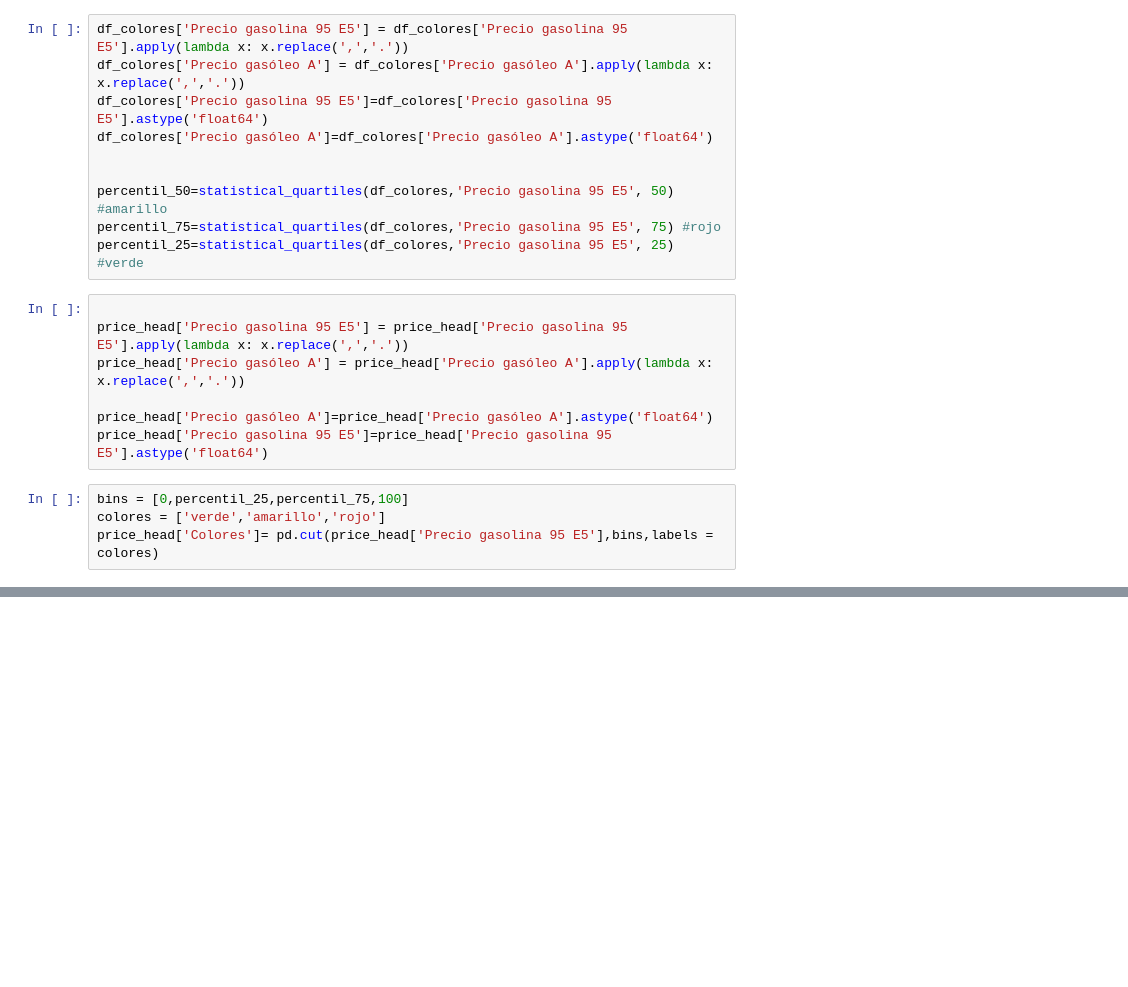
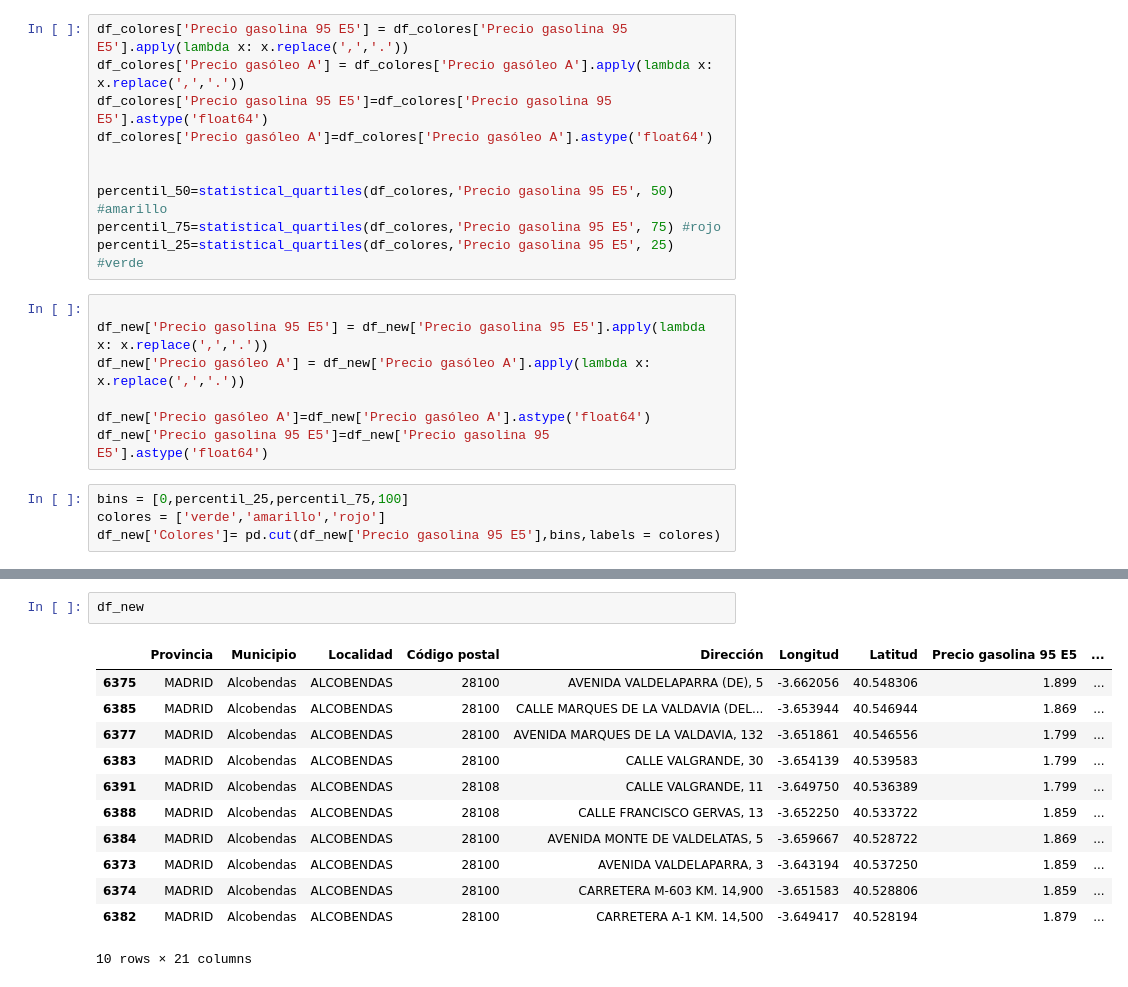
Before and after one commit to abarrasa/Final-Project, a Jupyter notebook: Visualización definitiva.ipynb, the cells around one changed output, grey strips where cells are left out. Saved outputs shown, nothing was run; the diff lists cells and outputs as text; blank space fills up the shorter version.

```diff
--- a/Visualización definitiva.ipynb
+++ b/Visualización definitiva.ipynb
@@ -172,13 +163,13 @@ percentil_75=statistical_quartiles(df_colores,'Precio gasolina 95 E5', 75) #rojo
 percentil_25=statistical_quartiles(df_colores,'Precio gasolina 95 E5', 25) #verde
 # %%
 
-price_head['Precio gasolina 95 E5'] = price_head['Precio gasolina 95 E5'].apply(lambda x: x.replace(',','.'))
-price_head['Precio gasóleo A'] = price_head['Precio gasóleo A'].apply(lambda x: x.replace(',','.'))
+df_new['Precio gasolina 95 E5'] = df_new['Precio gasolina 95 E5'].apply(lambda x: x.replace(',','.'))
+df_new['Precio gasóleo A'] = df_new['Precio gasóleo A'].apply(lambda x: x.replace(',','.'))
 
-price_head['Precio gasóleo A']=price_head['Precio gasóleo A'].astype('float64')
-price_head['Precio gasolina 95 E5']=price_head['Precio gasolina 95 E5'].astype('float64')
+df_new['Precio gasóleo A']=df_new['Precio gasóleo A'].astype('float64')
+df_new['Precio gasolina 95 E5']=df_new['Precio gasolina 95 E5'].astype('float64')
 # %%
 bins = [0,percentil_25,percentil_75,100]
 colores = ['verde','amarillo','rojo']
-price_head['Colores']= pd.cut(price_head['Precio gasolina 95 E5'],bins,labels = colores)
+df_new['Colores']= pd.cut(df_new['Precio gasolina 95 E5'],bins,labels = colores)
 # %%
@@ -249,0 +294,15 @@ ubi_actual(price_head)
+# %%
+df_new
+# %% [output]
+|  | Provincia | Municipio | Localidad | Código postal | Dirección | Longitud | Latitud | Precio gasolina 95 E5 | ... |
+| 6375 | MADRID | Alcobendas | ALCOBENDAS | 28100 | AVENIDA VALDELAPARRA (DE), 5 | -3.662056 | 40.548306 | 1.899 | ... |
+| 6385 | MADRID | Alcobendas | ALCOBENDAS | 28100 | CALLE MARQUES DE LA VALDAVIA (DEL... | -3.653944 | 40.546944 | 1.869 | ... |
+| 6377 | MADRID | Alcobendas | ALCOBENDAS | 28100 | AVENIDA MARQUES DE LA VALDAVIA, 132 | -3.651861 | 40.546556 | 1.799 | ... |
+| 6383 | MADRID | Alcobendas | ALCOBENDAS | 28100 | CALLE VALGRANDE, 30 | -3.654139 | 40.539583 | 1.799 | ... |
+| 6391 | MADRID | Alcobendas | ALCOBENDAS | 28108 | CALLE VALGRANDE, 11 | -3.649750 | 40.536389 | 1.799 | ... |
+| 6388 | MADRID | Alcobendas | ALCOBENDAS | 28108 | CALLE FRANCISCO GERVAS, 13 | -3.652250 | 40.533722 | 1.859 | ... |
+| 6384 | MADRID | Alcobendas | ALCOBENDAS | 28100 | AVENIDA MONTE DE VALDELATAS, 5 | -3.659667 | 40.528722 | 1.869 | ... |
+| 6373 | MADRID | Alcobendas | ALCOBENDAS | 28100 | AVENIDA VALDELAPARRA, 3 | -3.643194 | 40.537250 | 1.859 | ... |
+| 6374 | MADRID | Alcobendas | ALCOBENDAS | 28100 | CARRETERA M-603 KM. 14,900 | -3.651583 | 40.528806 | 1.859 | ... |
+| 6382 | MADRID | Alcobendas | ALCOBENDAS | 28100 | CARRETERA A-1 KM. 14,500 | -3.649417 | 40.528194 | 1.879 | ... |
+10 rows × 21 columns
```
Also changed, not shown: parts of 14 cells of this notebook, 9 other files.
